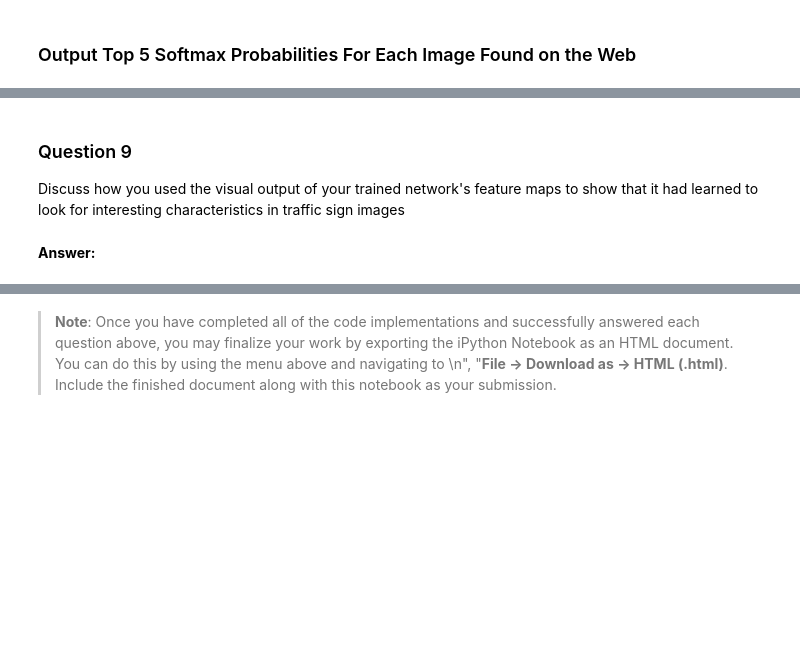
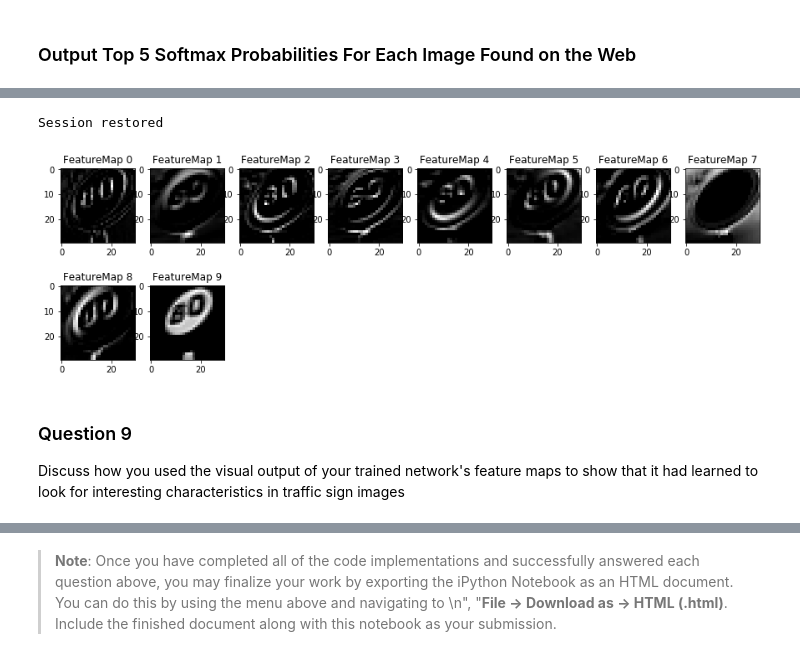
Before and after one commit to llahti/CarND-Traffic-Sign-Classifier-Project, a Jupyter notebook: Traffic_Sign_Classifier.ipynb, the cells around one changed output, grey strips where cells are left out. Cells and saved outputs as stored; diff of their text form; code cells hidden in the pictures; blank space fills up the shorter version.

```diff
--- a/Traffic_Sign_Classifier.ipynb
+++ b/Traffic_Sign_Classifier.ipynb
@@ -787,3 +973,23 @@ def outputFeatureMap(image_input, tf_activation, activation_min=-1, activation_m
             plt.imshow(activation[0,:,:, featuremap], interpolation="nearest", vmin=activation_min, cmap="gray")
         else:
             plt.imshow(activation[0,:,:, featuremap], interpolation="nearest", cmap="gray")
+# %%
+with tf.Session() as sess:
+    #saver = tf.train.import_meta_graph('./larenet_6.meta')
+    saver = tf.train.Saver()
+    saver.restore(sess, "./larenet_6")
+    #init = tf.global_variables_initializer()
+    #sess.run(init)
+    print("Session restored")
+    #L1_act = sess.graph.get_tensor_by_name('Relu:2')
+    L1_conv1 = sess.graph.get_tensor_by_name("L1_conv1:0")
+    L1_pooling = sess.graph.get_tensor_by_name("L1_pooling:0")
+    L1_activation = sess.graph.get_tensor_by_name("L1_activation:0")
+    outputFeatureMap(X_test_images[:1], L1_activation, activation_min=-1, activation_max=-1 ,plt_num=1)
+    #outputFeatureMap(X_test_images[:1], L1_pooling, activation_min=-1, activation_max=-1 ,plt_num=1)
+    #result = sess.run([tf.argmax(logits, 1), tf.argmax(one_hot_y, 1), tf.nn.top_k(logits, k=5)],
+    #                  feed_dict={x: X_test_images, y: y_test_images, keep_prob:1.0})
+    # result array: 0 = predicted class, 1 = top_k values, 2 = ground truth
+# %% [output]
+Session restored
+[figure, added]
@@ -791,5 +1005,3 @@ def outputFeatureMap(image_input, tf_activation, activation_min=-1, activation_m
 ### Question 9
 
 Discuss how you used the visual output of your trained network's feature maps to show that it had learned to look for interesting characteristics in traffic sign images
-# %% [markdown]
-**Answer:**
```
Also changed, not shown: parts of 24 cells of this notebook, 21 other files.
